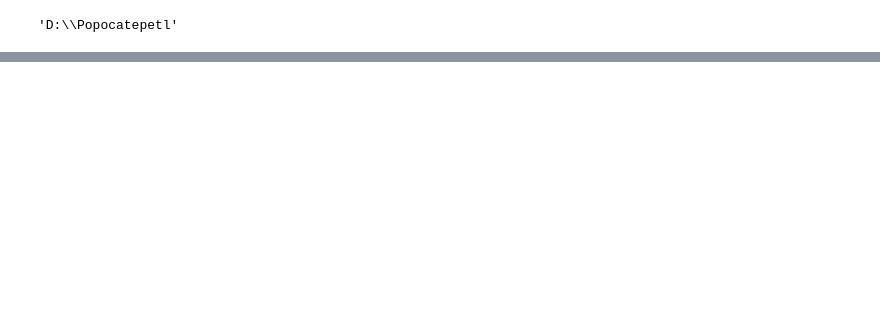
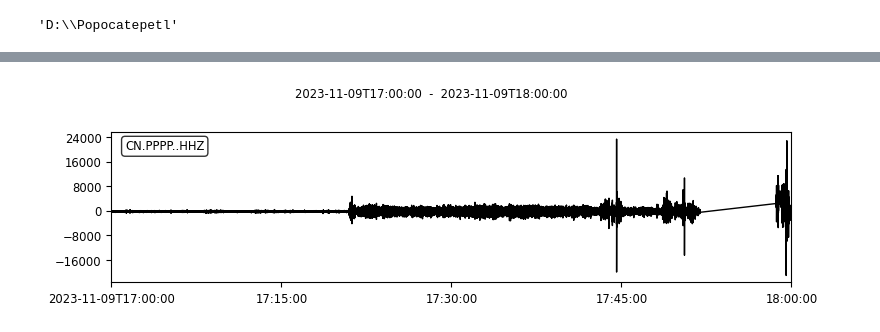
Before and after one commit to javierMoG/PopocatepetlVolcano, a Jupyter notebook: src/Pruebas.ipynb, the cells around one changed output, grey strips where cells are left out. Saved outputs shown, nothing was run; the diff lists cells and outputs as text; code cells hidden in the pictures; blank space fills up the shorter version.

```diff
--- a/src/Pruebas.ipynb
+++ b/src/Pruebas.ipynb
@@ -419,0 +384,3 @@ CN.PPPP..HHZ | 2022-04-09T00:00:00.000000Z - 2022-04-09T23:59:59.980000Z | 100.0
+# %%
+tr = interpolate_hour(st)
+print(tr)
@@ -419,0 +389,7 @@ CN.PPPP..HHZ | 2022-04-09T00:00:00.000000Z - 2022-04-09T23:59:59.980000Z | 100.0
+# %%
+ax = tr.plot()
+fig = ax.get_figure()
+fig.savefig(r"C:\Users\javie\OneDrive - INSTITUTO TECNOLOGICO AUTONOMO DE MEXICO\MaestriaEnCienciaDeDatos\EstanciaDeInvestigacion\Popocatepelt\PopocatepetlVolcano\img\ReporteEstancia\interpolated_hour.pdf", bbox_inches="tight", dpi=300)
+plt.close(fig)
+# %% [output]
+[figure, added]
```
Also changed, not shown: parts of 67 cells of this notebook.
